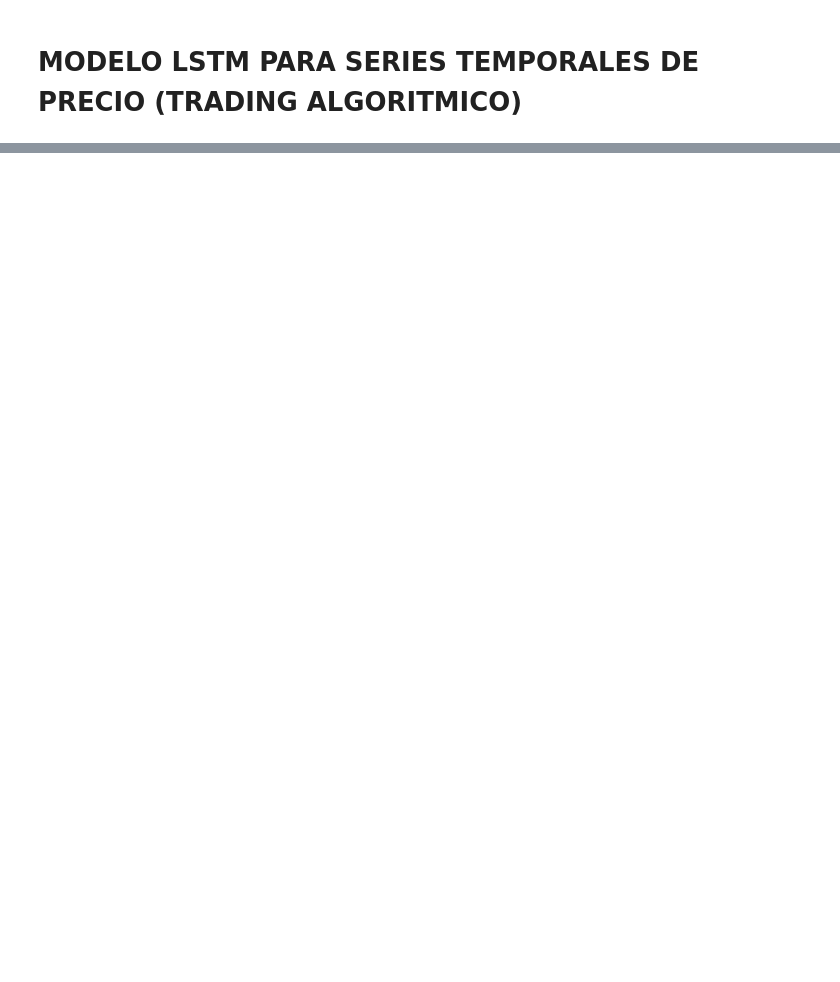
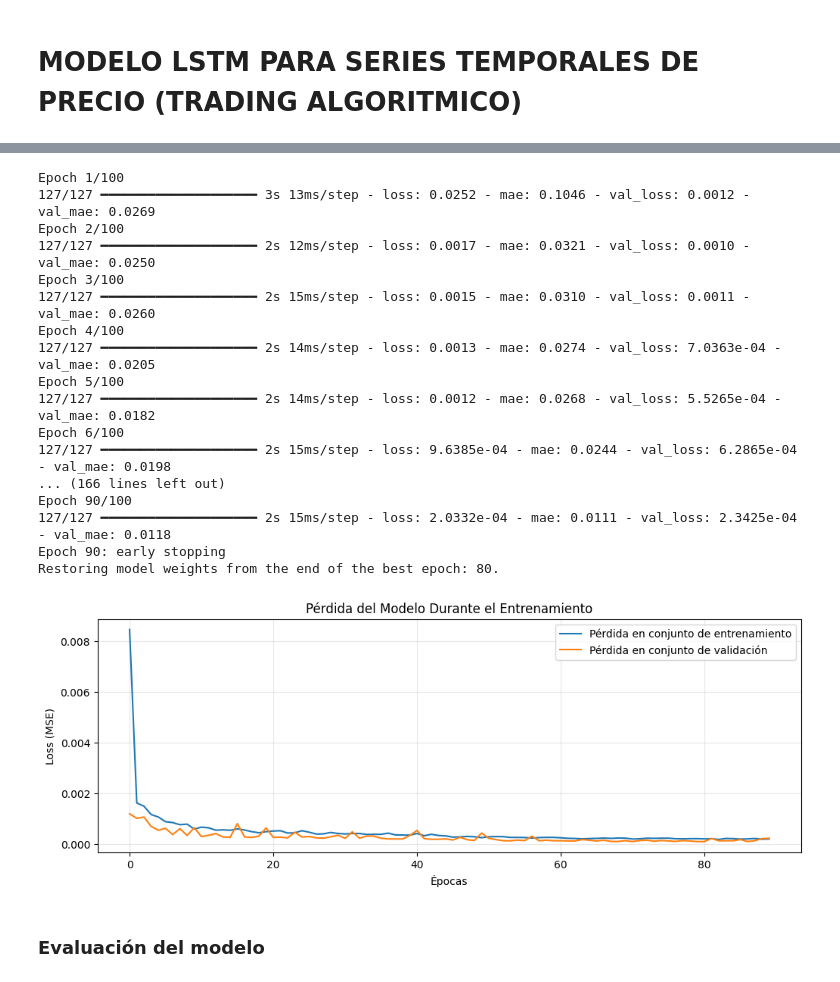
Before and after one commit to daparohe/Closing-Price-Prediction-LSTM, a Jupyter notebook: LSTM_TA.ipynb, the cells around one changed output, grey strips where cells are left out. Cells and saved outputs as stored; diff of their text form; code cells hidden in the pictures; blank space fills up the shorter version.

```diff
--- a/LSTM_TA.ipynb
+++ b/LSTM_TA.ipynb
@@ -465,0 +38,14 @@ Error mínimo: 0.0000
+# %%
+df_caracteristicas = df.copy()
+df_caracteristicas['retornos'] = df_caracteristicas[columna_precio].pct_change()
+df_caracteristicas['sma_10'] = df_caracteristicas[columna_precio].rolling(10, min_periods=1).mean()
+df_caracteristicas['sma_30'] = df_caracteristicas[columna_precio].rolling(30, min_periods=1).mean()
+if 'Volume' in df_caracteristicas.columns:
+    mediana_volumen = df_caracteristicas['Volume'].median()
+    df_caracteristicas['Volume'].fillna(mediana_volumen, inplace=True)
+    df_caracteristicas['volumen_sma'] = df_caracteristicas['Volume'].rolling(10, min_periods=1).mean()
+    df_caracteristicas['volumen_sma'].fillna(df_caracteristicas['volumen_sma'].median(), inplace=True)
+# %%
+df_caracteristicas.fillna(method='ffill', inplace=True)
+df_caracteristicas.fillna(method='bfill', inplace=True)
+df_caracteristicas.dropna(inplace=True)
@@ -465,0 +85,14 @@ Error mínimo: 0.0000
+# %%
+from tensorflow.keras.models import Sequential
+from tensorflow.keras.layers import LSTM, Dense, Dropout
+
+modelo = Sequential([
+    LSTM(128, return_sequences=True,input_shape=(X_entrenamiento.shape[1], X_entrenamiento.shape[2])),
+    Dropout(0.2),
+    LSTM(64, return_sequences=False),
+    Dense(32),
+    Dense(1)
+])
+
+modelo.compile(optimizer='adam', loss='mse', metrics=['mae'])
+modelo.summary()
@@ -465,0 +117,38 @@ Error mínimo: 0.0000
+# %%
+from tensorflow.keras.callbacks import EarlyStopping
+
+parada_temprana = [EarlyStopping(monitor='val_loss',patience=10,restore_best_weights=True,verbose=1)]
+
+historial = modelo.fit(X_entrenamiento,y_entrenamiento,validation_data=(X_prueba,y_prueba),epochs=100,batch_size=16,callbacks=parada_temprana,verbose=1)
+
+import matplotlib.pyplot as plt
+plt.figure(figsize=(12, 4))
+plt.plot(historial.history['loss'], label='Pérdida en conjunto de entrenamiento')
+plt.plot(historial.history['val_loss'], label='Pérdida en conjunto de validación')
+plt.title('Pérdida del Modelo Durante el Entrenamiento')
+plt.xlabel('Épocas')
+plt.ylabel('Loss (MSE)')
+plt.legend()
+plt.grid(True, alpha=0.3)
+plt.show()
+# %% [output]
+Epoch 1/100
+127/127 ━━━━━━━━━━━━━━━━━━━━ 3s 13ms/step - loss: 0.0252 - mae: 0.1046 - val_loss: 0.0012 - val_mae: 0.0269
+Epoch 2/100
+127/127 ━━━━━━━━━━━━━━━━━━━━ 2s 12ms/step - loss: 0.0017 - mae: 0.0321 - val_loss: 0.0010 - val_mae: 0.0250
+Epoch 3/100
+127/127 ━━━━━━━━━━━━━━━━━━━━ 2s 15ms/step - loss: 0.0015 - mae: 0.0310 - val_loss: 0.0011 - val_mae: 0.0260
+Epoch 4/100
+127/127 ━━━━━━━━━━━━━━━━━━━━ 2s 14ms/step - loss: 0.0013 - mae: 0.0274 - val_loss: 7.0363e-04 - val_mae: 0.0205
+Epoch 5/100
+127/127 ━━━━━━━━━━━━━━━━━━━━ 2s 14ms/step - loss: 0.0012 - mae: 0.0268 - val_loss: 5.5265e-04 - val_mae: 0.0182
+Epoch 6/100
+127/127 ━━━━━━━━━━━━━━━━━━━━ 2s 15ms/step - loss: 9.6385e-04 - mae: 0.0244 - val_loss: 6.2865e-04 - val_mae: 0.0198
+... (166 lines left out)
+Epoch 90/100
+127/127 ━━━━━━━━━━━━━━━━━━━━ 2s 15ms/step - loss: 2.0332e-04 - mae: 0.0111 - val_loss: 2.3425e-04 - val_mae: 0.0118
+Epoch 90: early stopping
+Restoring model weights from the end of the best epoch: 80.
+[figure, added]
+# %% [markdown]
+### Evaluación del modelo
```
Also changed, not shown: parts of 41 cells of this notebook.
